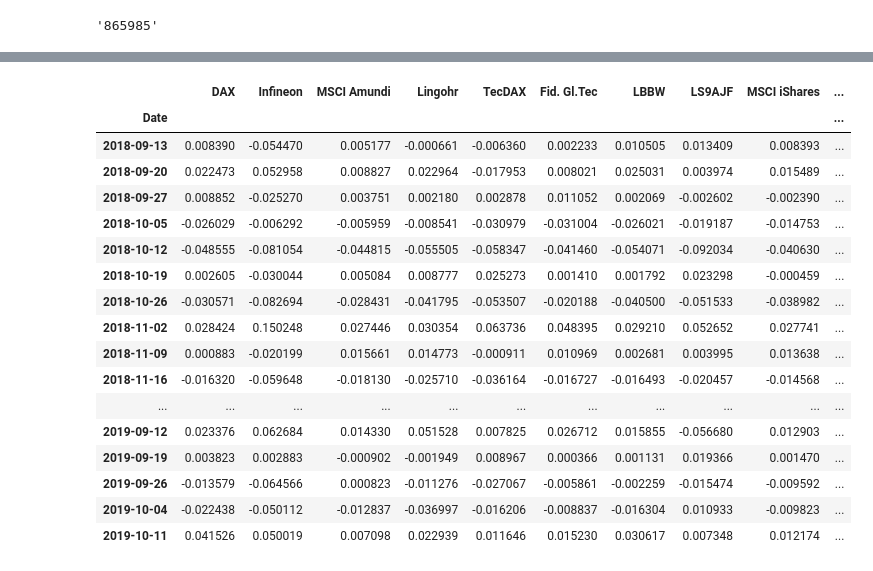
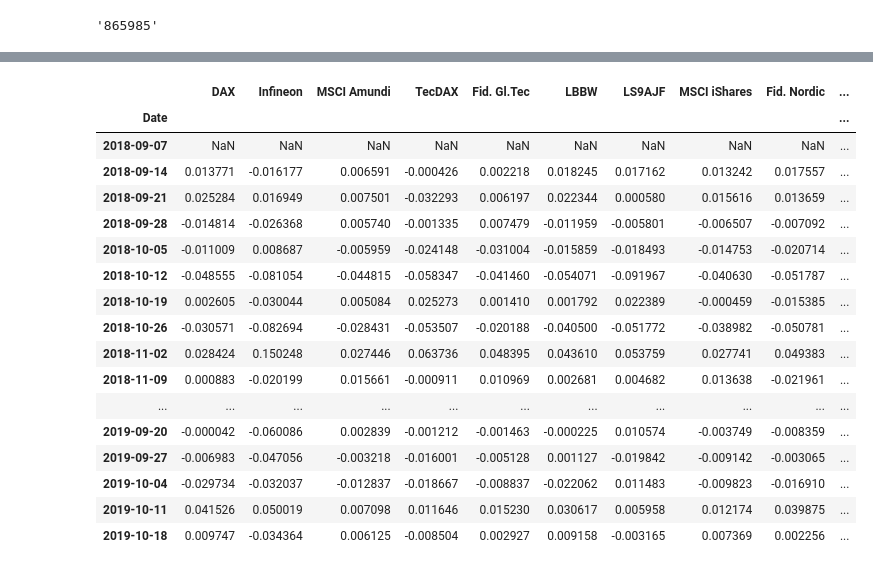
Before and after one commit to stfsee/Correlation, a Jupyter notebook: Correlation.ipynb, the cells around one changed output, grey strips where cells are left out. Drawn from its saved outputs; the diff is of its cells as text; code cells hidden in the pictures.

```diff
--- a/Correlation.ipynb
+++ b/Correlation.ipynb
@@ -58,48 +70,37 @@ def get_filename(wp_name):
 # %%
-#wp_names = ["DAX","TecDAX","Infineon","SAP", "MSCI","LS9AJF","Fid. Nordic","Nordea 1 Nordic","Fid. Eur Gr.","Lingohr"]
-#wp_names = ["DAX","SAP"]
-wp_names = ["DAX","Infineon","MSCI Amundi","Lingohr","TecDAX", "Fid. Gl.Tec", "LBBW","LS9AJF", "MSCI iShares","Fid. Nordic",
+wp_names = ["DAX","Infineon","MSCI Amundi","TecDAX", "Fid. Gl.Tec", "LBBW","LS9AJF", "MSCI iShares","Fid. Nordic",
             "DTE", "Brent Oil", "Fid. Eur Gr.", "DWS Akt. St. DL","XTr MinVol","SEB Nordic Small Caps", "Öko Klima", "Ökovision"]
 i=0
+pct_changes = pd.DataFrame()
 for wp_name in wp_names:
     filename = get_filename(wp_name)
     qu = pd.read_csv(filename, sep=";", converters=converter)
     qu = qu[qu['Schlusskurs'] > 0]
     qu['Date'] = pd.to_datetime(qu['Datum'])
     qu.set_index('Date', inplace=True)
-    qu_rev = qu[::-1].copy()
-    #calculate weekly changes
-    qu_rev[wp_name] = qu_rev['Schlusskurs'].pct_change(periods=5)
-    if i==0:
-        pct_changes = qu_rev.copy()
-        i+=1
-    pct_changes[wp_name] = qu_rev[wp_name].copy()
-pct_changes = pct_changes.drop(['Datum','Erster','Hoch','Tief','Volumen','Schlusskurs'],axis=1)
-#pct_changes['DAXI'] = pct_changes['DAX'].copy()
-#cut first and last value:
-pct_changes = pct_changes[5:-2].copy()
-#take every 5th value:
-pct_changes = pct_changes.iloc[::5].copy()
+    qu_rev = qu[::-1]['Schlusskurs'].copy()
+    qu_rev_fridays = qu_rev.resample("W-FRI").last()
+    pct_changes[wp_name] = qu_rev_fridays.pct_change().copy()
 pct_changes
 # %% [output]
-|  | DAX | Infineon | MSCI Amundi | Lingohr | TecDAX | Fid. Gl.Tec | LBBW | LS9AJF | MSCI iShares | ... |
+|  | DAX | Infineon | MSCI Amundi | TecDAX | Fid. Gl.Tec | LBBW | LS9AJF | MSCI iShares | Fid. Nordic | ... |
 | Date |  |  |  |  |  |  |  |  |  | ... |
-| 2018-09-13 | 0.008390 | -0.054470 | 0.005177 | -0.000661 | -0.006360 | 0.002233 | 0.010505 | 0.013409 | 0.008393 | ... |
-| 2018-09-20 | 0.022473 | 0.052958 | 0.008827 | 0.022964 | -0.017953 | 0.008021 | 0.025031 | 0.003974 | 0.015489 | ... |
-| 2018-09-27 | 0.008852 | -0.025270 | 0.003751 | 0.002180 | 0.002878 | 0.011052 | 0.002069 | -0.002602 | -0.002390 | ... |
-| 2018-10-05 | -0.026029 | -0.006292 | -0.005959 | -0.008541 | -0.030979 | -0.031004 | -0.026021 | -0.019187 | -0.014753 | ... |
-| 2018-10-12 | -0.048555 | -0.081054 | -0.044815 | -0.055505 | -0.058347 | -0.041460 | -0.054071 | -0.092034 | -0.040630 | ... |
-| 2018-10-19 | 0.002605 | -0.030044 | 0.005084 | 0.008777 | 0.025273 | 0.001410 | 0.001792 | 0.023298 | -0.000459 | ... |
-| 2018-10-26 | -0.030571 | -0.082694 | -0.028431 | -0.041795 | -0.053507 | -0.020188 | -0.040500 | -0.051533 | -0.038982 | ... |
-| 2018-11-02 | 0.028424 | 0.150248 | 0.027446 | 0.030354 | 0.063736 | 0.048395 | 0.029210 | 0.052652 | 0.027741 | ... |
-| 2018-11-09 | 0.000883 | -0.020199 | 0.015661 | 0.014773 | -0.000911 | 0.010969 | 0.002681 | 0.003995 | 0.013638 | ... |
-| 2018-11-16 | -0.016320 | -0.059648 | -0.018130 | -0.025710 | -0.036164 | -0.016727 | -0.016493 | -0.020457 | -0.014568 | ... |
+| 2018-09-07 | NaN | NaN | NaN | NaN | NaN | NaN | NaN | NaN | NaN | ... |
+| 2018-09-14 | 0.013771 | -0.016177 | 0.006591 | -0.000426 | 0.002218 | 0.018245 | 0.017162 | 0.013242 | 0.017557 | ... |
+| 2018-09-21 | 0.025284 | 0.016949 | 0.007501 | -0.032293 | 0.006197 | 0.022344 | 0.000580 | 0.015616 | 0.013659 | ... |
+| 2018-09-28 | -0.014814 | -0.026368 | 0.005740 | -0.001335 | 0.007479 | -0.011959 | -0.005801 | -0.006507 | -0.007092 | ... |
+| 2018-10-05 | -0.011009 | 0.008687 | -0.005959 | -0.024148 | -0.031004 | -0.015859 | -0.018493 | -0.014753 | -0.020714 | ... |
+| 2018-10-12 | -0.048555 | -0.081054 | -0.044815 | -0.058347 | -0.041460 | -0.054071 | -0.091967 | -0.040630 | -0.051787 | ... |
+| 2018-10-19 | 0.002605 | -0.030044 | 0.005084 | 0.025273 | 0.001410 | 0.001792 | 0.022389 | -0.000459 | -0.015385 | ... |
+| 2018-10-26 | -0.030571 | -0.082694 | -0.028431 | -0.053507 | -0.020188 | -0.040500 | -0.051772 | -0.038982 | -0.050781 | ... |
+| 2018-11-02 | 0.028424 | 0.150248 | 0.027446 | 0.063736 | 0.048395 | 0.043610 | 0.053759 | 0.027741 | 0.049383 | ... |
+| 2018-11-09 | 0.000883 | -0.020199 | 0.015661 | -0.000911 | 0.010969 | 0.002681 | 0.004682 | 0.013638 | -0.021961 | ... |
 | ... | ... | ... | ... | ... | ... | ... | ... | ... | ... | ... |
-| 2019-09-12 | 0.023376 | 0.062684 | 0.014330 | 0.051528 | 0.007825 | 0.026712 | 0.015855 | -0.056680 | 0.012903 | ... |
-| 2019-09-19 | 0.003823 | 0.002883 | -0.000902 | -0.001949 | 0.008967 | 0.000366 | 0.001131 | 0.019366 | 0.001470 | ... |
-| 2019-09-26 | -0.013579 | -0.064566 | 0.000823 | -0.011276 | -0.027067 | -0.005861 | -0.002259 | -0.015474 | -0.009592 | ... |
-| 2019-10-04 | -0.022438 | -0.050112 | -0.012837 | -0.036997 | -0.016206 | -0.008837 | -0.016304 | 0.010933 | -0.009823 | ... |
-| 2019-10-11 | 0.041526 | 0.050019 | 0.007098 | 0.022939 | 0.011646 | 0.015230 | 0.030617 | 0.007348 | 0.012174 | ... |
+| 2019-09-20 | -0.000042 | -0.060086 | 0.002839 | -0.001212 | -0.001463 | -0.000225 | 0.010574 | -0.003749 | -0.008359 | ... |
+| 2019-09-27 | -0.006983 | -0.047056 | -0.003218 | -0.016001 | -0.005128 | 0.001127 | -0.019842 | -0.009142 | -0.003065 | ... |
+| 2019-10-04 | -0.029734 | -0.032037 | -0.012837 | -0.018667 | -0.008837 | -0.022062 | 0.011483 | -0.009823 | -0.016910 | ... |
+| 2019-10-11 | 0.041526 | 0.050019 | 0.007098 | 0.011646 | 0.015230 | 0.030617 | 0.005958 | 0.012174 | 0.039875 | ... |
+| 2019-10-18 | 0.009747 | -0.034364 | 0.006125 | -0.008504 | 0.002927 | 0.009158 | -0.003165 | 0.007369 | 0.002256 | ... |
 # %%
 corr = pct_changes.corr()
 corr
```
Also changed, not shown: parts of 3 cells of this notebook.
